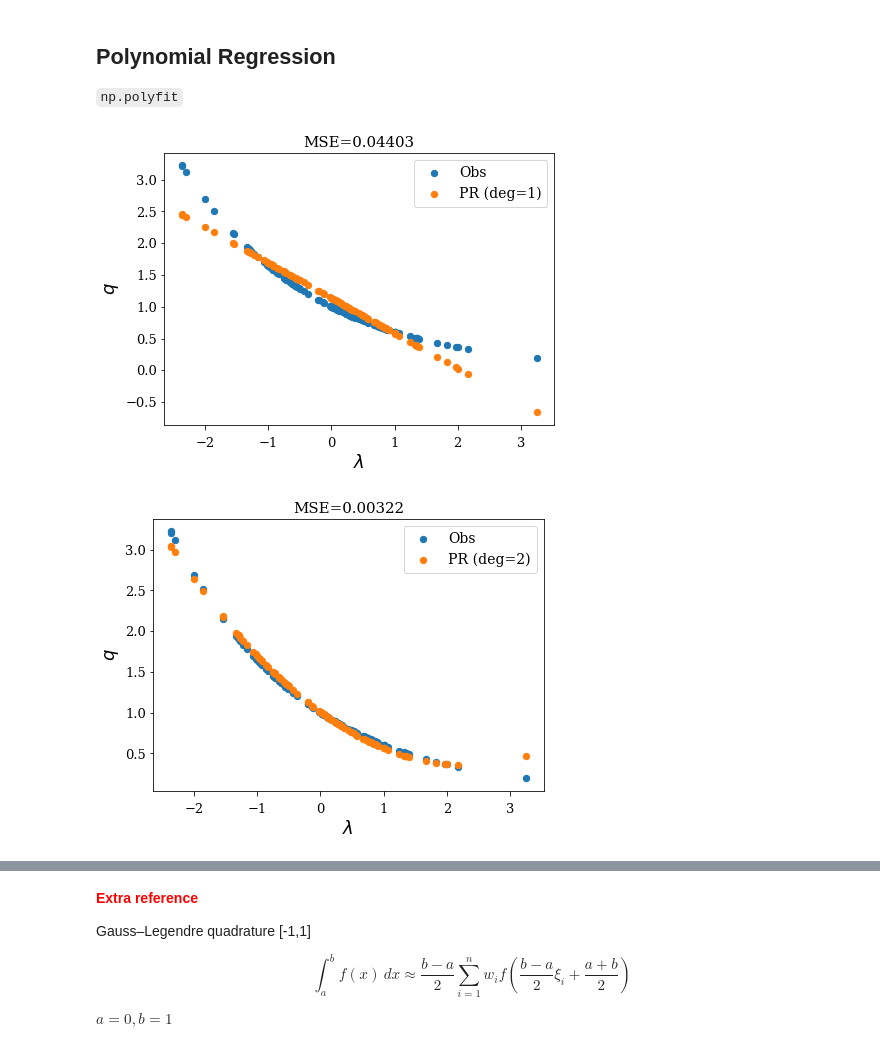
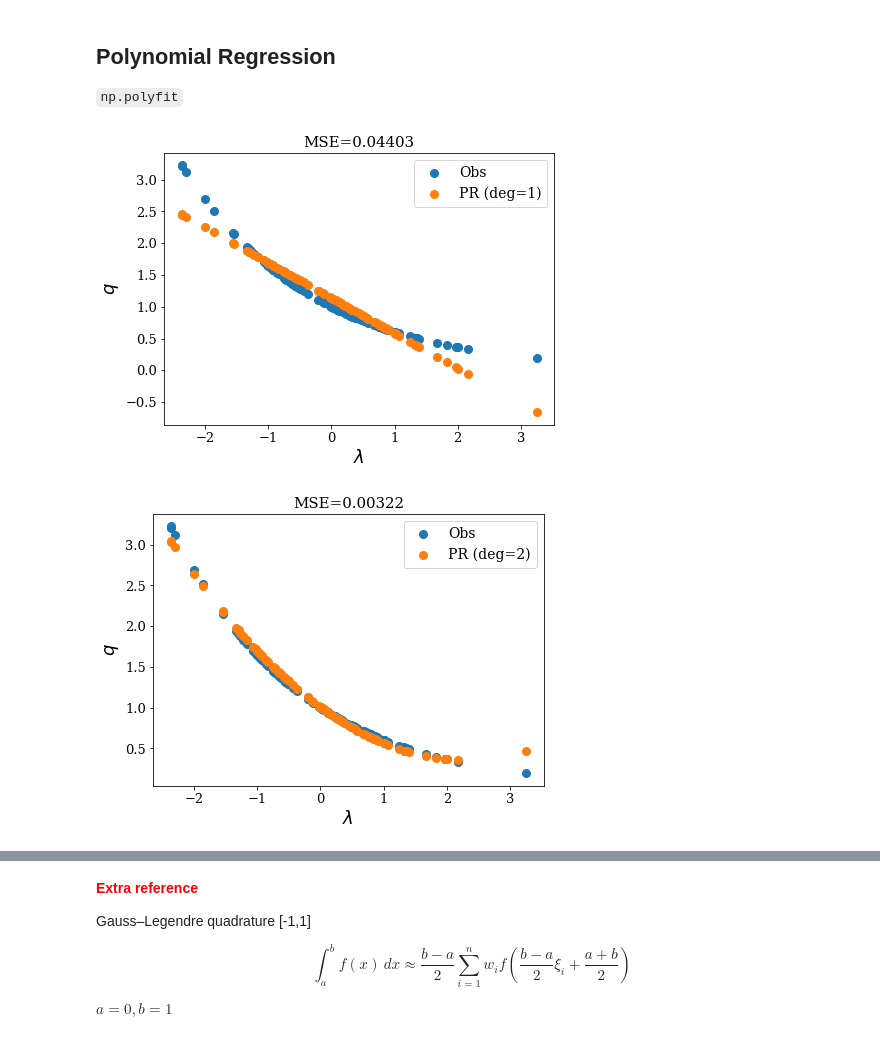
Before and after one commit to User-zwj/Thesis_Wenjuan_Code, a Jupyter notebook: Chapter7.ipynb, the cells around one changed output, grey strips where cells are left out. Saved outputs shown, nothing was run; the diff lists cells and outputs as text; code cells hidden in the pictures.

```diff
--- a/Chapter7.ipynb
+++ b/Chapter7.ipynb
@@ -38,11 +13,15 @@ from numpy.polynomial.legendre import leggauss
 import matplotlib.pyplot as plt
-# %%
-plt.rc('lines', linewidth = 4)
-# plt.rc('font', family='serif')  #weight='bold'
-plt.rc('xtick.major', size = 5, pad = 7) #?
-plt.rc('xtick', labelsize = 13)
-plt.rc('ytick', labelsize = 13)
-plt.rcParams["font.family"] = "serif"
+# %%
+####### Plot Formatting ######
+plt.rc('lines', linewidth = 4)
+plt.rc('xtick', labelsize = 13)
+plt.rc('ytick', labelsize = 13)
+plt.rc('legend',fontsize=14)
+plt.rcParams["font.family"] = "serif"
+plt.rcParams['axes.labelsize'] = 18
+plt.rcParams['axes.titlesize'] = 15
+plt.rcParams['lines.markersize'] = 8
+plt.rcParams['figure.figsize'] = (7.0, 5.0)
 # %% [markdown]
 # PCE vs MC
 
@@ -326,41 +275,38 @@ plt.plot(x_line, y_scale, '--', color='red');
 ## Polynomial Regression
 `np.polyfit`
 # %%
-######## With feature scaling ############3
+######## With feature scaling ############
 mymodel1 = np.poly1d(np.polyfit(data_trans[:,0], y_out, 1))
 preds_fd_pr1 = mymodel1(data_trans[:,0])
 mse_fd_pr1 = tf.keras.losses.MSE(y_exact,preds_fd_pr1).numpy()
 
-fig = plt.figure(figsize=(7,5))
-plt.xticks(fontsize=13, rotation=0)
-plt.yticks(fontsize=13, rotation=0)
-plt.xlabel("$\lambda$",fontsize=18)
-plt.ylabel("$q$",fontsize=18)
-plt.title("MSE=%.5f"%(mse_fd_pr1),fontsize=15)
-plt.scatter(lam_in, y_out, s=40, label='Obs')
-plt.scatter(lam_in, preds_fd_pr1,s=40,label='PR (deg=1)')
-plt.legend(prop={'size': 14});
-# fig.savefig("images/comp_fd_pr1.png")
+fig = plt.figure()
+plt.xlabel("$\lambda$")
+plt.ylabel("$q$")
+plt.title("MSE=%.5f"%(mse_fd_pr1))
+plt.scatter(lam_in, y_out, label='Obs')
+plt.scatter(lam_in, preds_fd_pr1, label='PR (deg=1)')
+plt.legend()
+plt.show();
+fig.savefig("images/comp_fd_pr1.png")
 # %% [output]
-[figure, old version]
+[figure, new version]
 # %%
 ########## With feature scaling #############
 mymodel2 = np.poly1d(np.polyfit(data_trans[:,0], y_out, 2))
 preds_fd_pr2 = mymodel2(data_trans[:,0])
 mse_fd_pr2 = tf.keras.losses.MSE(y_exact,preds_fd_pr2).numpy()
 
-fig = plt.figure(figsize=(7,5))
-plt.xticks(fontsize=13, rotation=0)
-plt.yticks(fontsize=13, rotation=0)
-plt.xlabel("$\lambda$",fontsize=18)
-plt.ylabel("$q$",fontsize=18)
-plt.title("MSE=%.5f"%(mse_fd_pr2),fontsize=15)
-plt.scatter(lam_in, y_out, s=40, label='Obs')
-plt.scatter(lam_in, preds_fd_pr2,s=40, label='PR (deg=2)')
-plt.legend(prop={'size': 14});
-# fig.savefig("images/comp_fd_pr2.png")
+fig = plt.figure()
+plt.xlabel("$\lambda$")
+plt.ylabel("$q$")
+plt.title("MSE=%.5f"%(mse_fd_pr2))
+plt.scatter(lam_in, y_out, label='Obs')
+plt.scatter(lam_in, preds_fd_pr2, label='PR (deg=2)')
+plt.legend();
+fig.savefig("images/comp_fd_pr2.png")
 # %% [output]
-[figure, old version]
+[figure, new version]
 # %%
 ########## With feature scaling #############
 mymodel3 = np.poly1d(np.polyfit(data_trans[:,0], y_out, 3))
```
Also changed, not shown: parts of 32 cells of this notebook.
